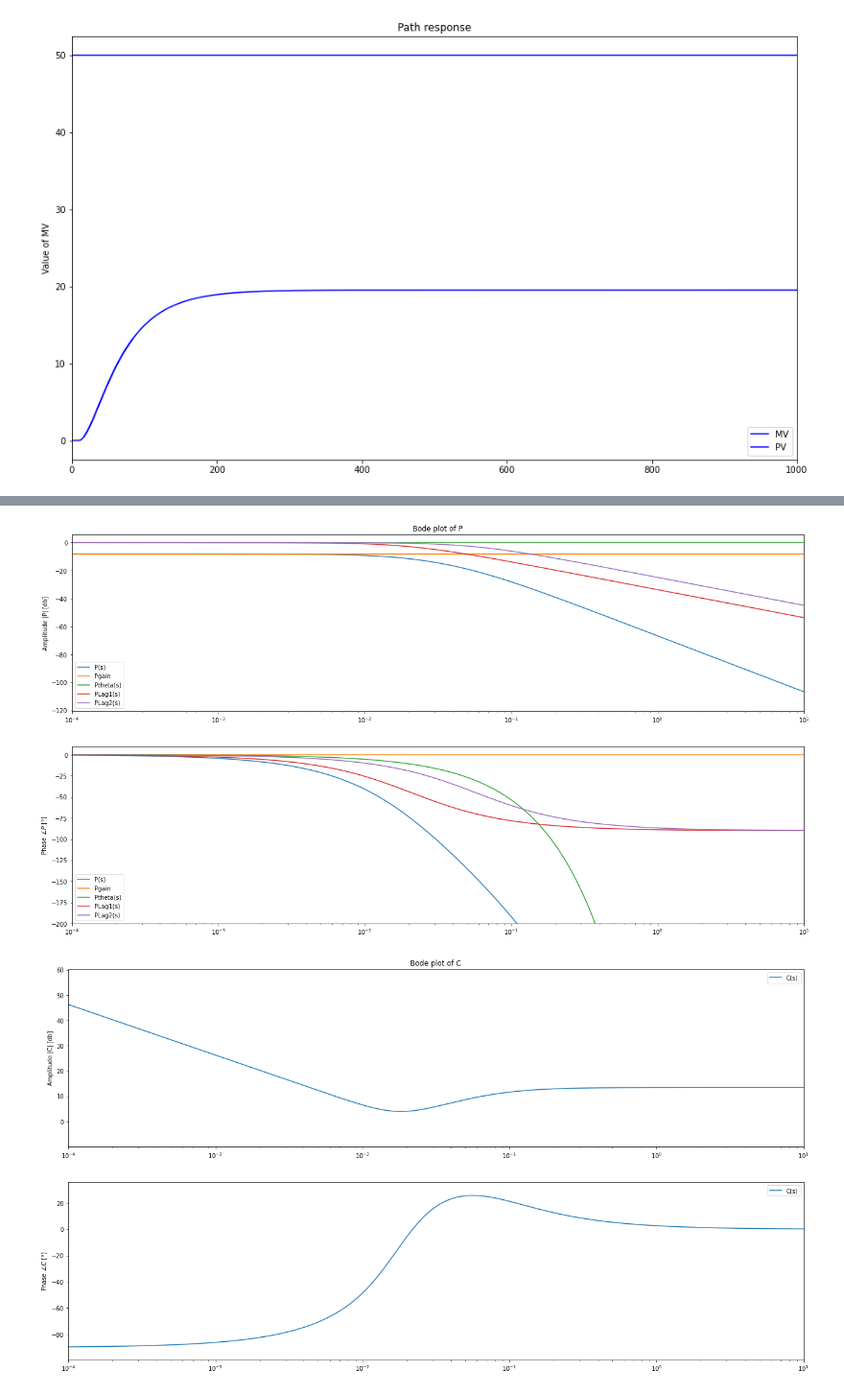
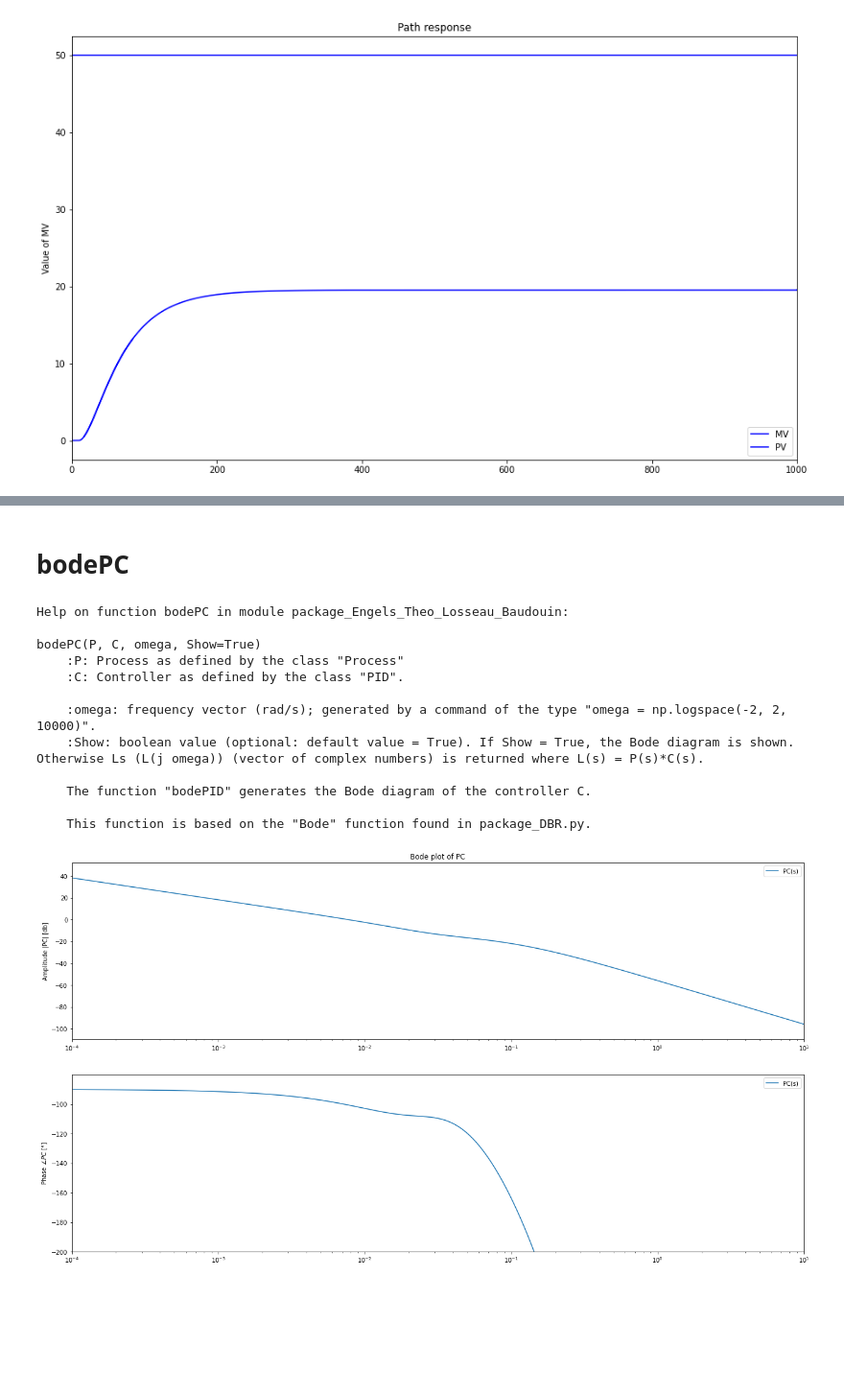
Before and after one commit to olingo99/Control_Theory_Application, a Jupyter notebook: package_Engels_Theo_Losseau_Baudouin.ipynb, the cells around one changed output, grey strips where cells are left out. Shown: that part at 96% size. Saved outputs shown, nothing was run; the diff lists cells and outputs as text; code cells hidden in the pictures; blank space fills up the shorter version.

```diff
--- a/package_Engels_Theo_Losseau_Baudouin.ipynb
+++ b/package_Engels_Theo_Losseau_Baudouin.ipynb
@@ -480,17 +398,32 @@ dx.set(ylabel='Value of DV')
+# %% [markdown]
+# bodePC
+# %%
+help(bodePC)
+# %% [output]
+Help on function bodePC in module package_Engels_Theo_Losseau_Baudouin:
+
+bodePC(P, C, omega, Show=True)
+    :P: Process as defined by the class "Process"
+    :C: Controller as defined by the class "PID".
+
+    :omega: frequency vector (rad/s); generated by a command of the type "omega = np.logspace(-2, 2, 10000)".
+    :Show: boolean value (optional: default value = True). If Show = True, the Bode diagram is shown. Otherwise Ls (L(j omega)) (vector of complex numbers) is returned where L(s) = P(s)*C(s).
+
+    The function "bodePID" generates the Bode diagram of the controller C.
+
+    This function is based on the "Bode" function found in package_DBR.py.
 # %%
 P = Process({})
 P.parameters['Kp']=0.39
 P.parameters['Tlag1']=47.83
 P.parameters['Tlag2']=17.39
 P.parameters['theta']=9.31
 C = PID({})
-C.parameters['Kc']=Kc
-C.parameters['Ti']=Ti
-C.parameters['Td']=Td
-#C.parameters['alpha'] = alpha
+C.parameters['Kc']=1
+C.parameters['Ti']=48
+C.parameters['Td']=17
 omega = np.logspace(-4, 1, 10000)
-Bode(P,omega)
-bodePID(C,omega)
+
+bodePC(P,C,omega)
 # %% [output]
-[figure, old version]
+[figure, new version]
-[figure, removed]
```
Also changed, not shown: parts of 26 cells of this notebook, 2 other files.
